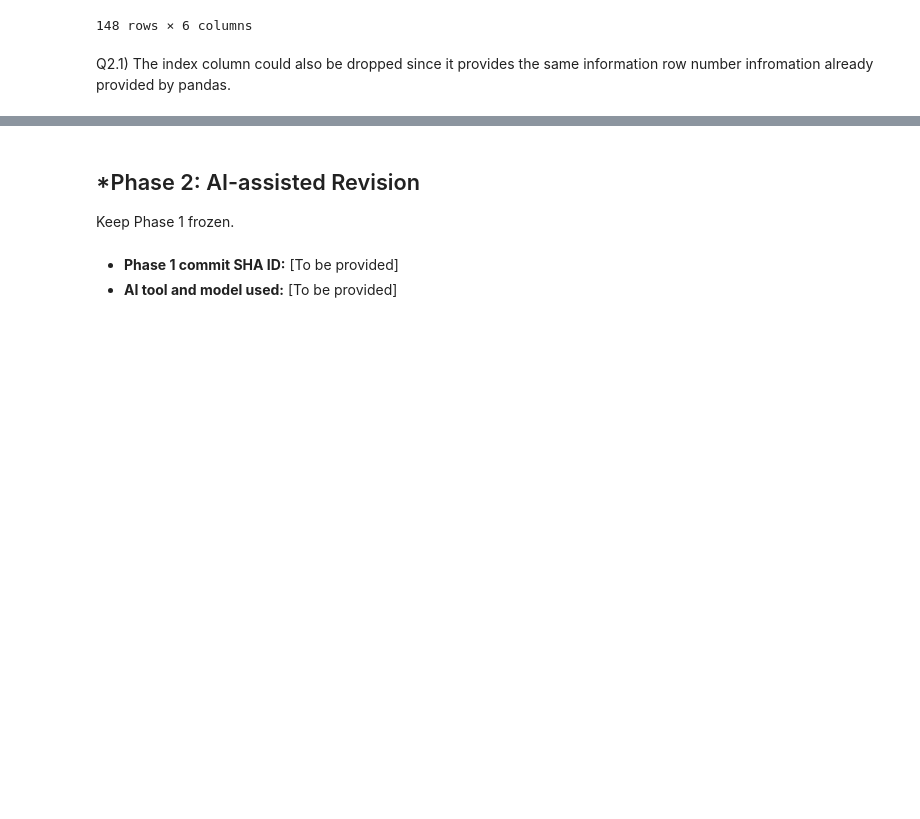
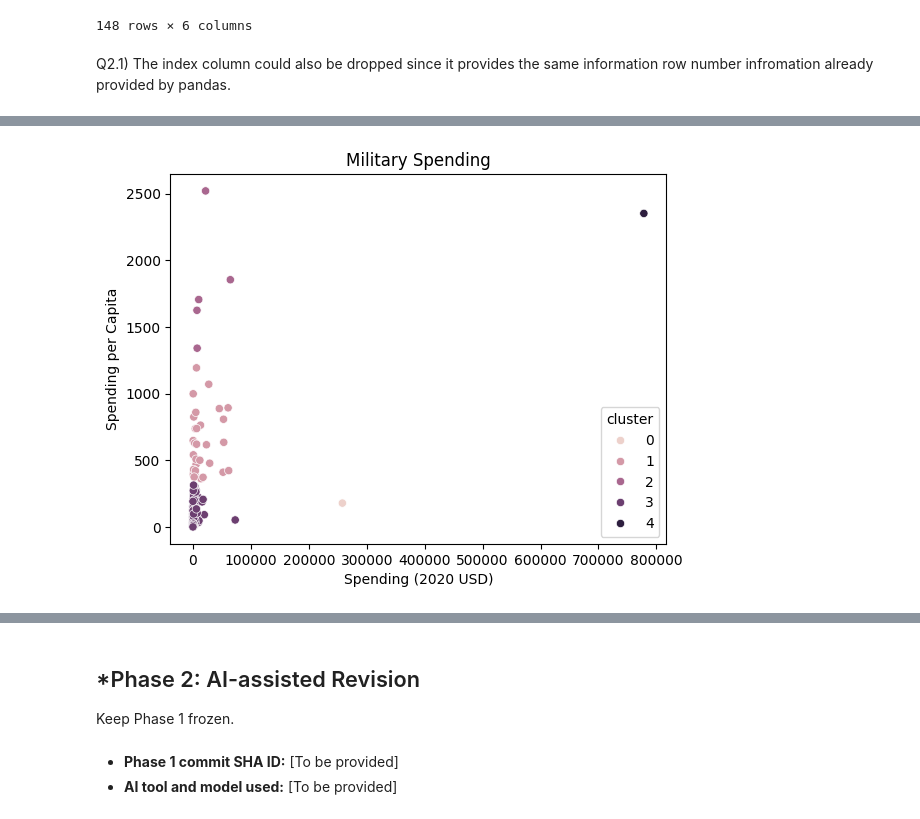
Before and after one commit to KevinT135/A04-clustering, a Jupyter notebook: notebook.ipynb, the cells around one changed output, grey strips where cells are left out. Drawn from its saved outputs; the diff is of its cells as text; code cells hidden in the pictures; blank space fills up the shorter version.

```diff
--- a/notebook.ipynb
+++ b/notebook.ipynb
@@ -252,0 +253,7 @@ KMeans(n_clusters=5, random_state=1)
+# %%
+import seaborn as sns
+sns.scatterplot(data=cleaned, x="Spending (2020 USD)", y="Spending per Capita", hue="cluster")
+plt.title("Military Spending")
+plt.show()
+# %% [output]
+[figure, added]
```
Also changed, not shown: parts of 15 cells of this notebook.
